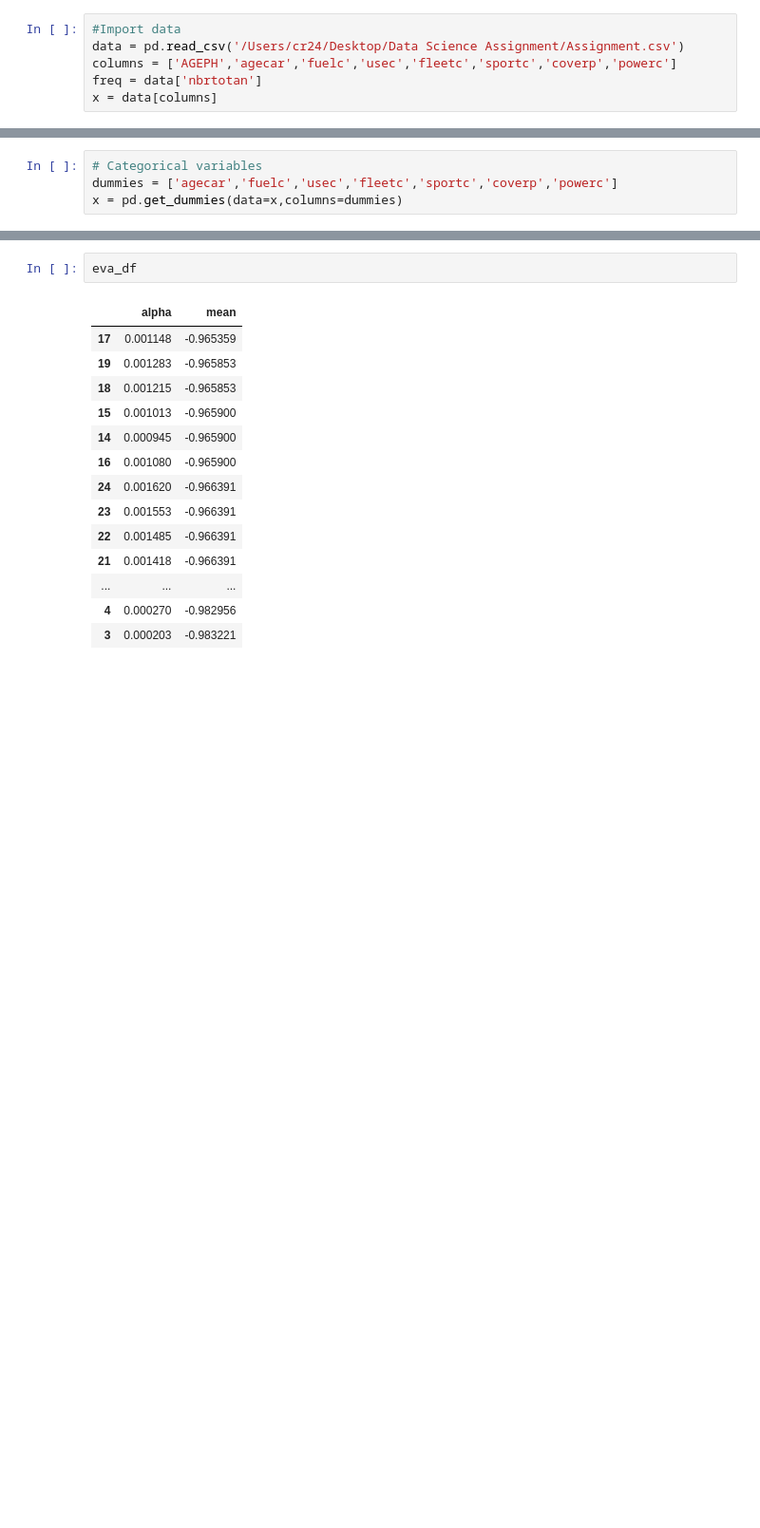
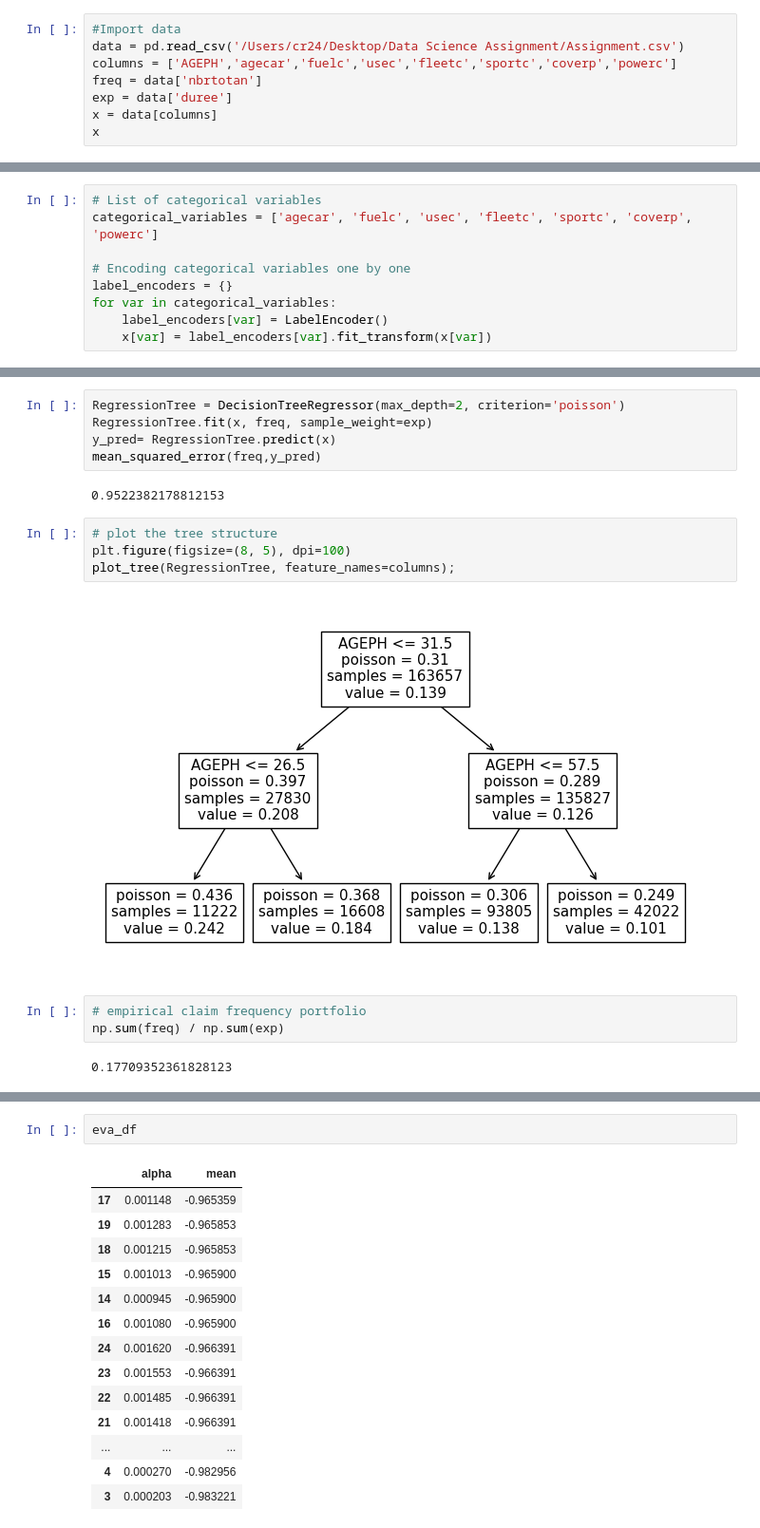
Before and after one commit to HalfmoonSD/Data-Science-for-Non-Life-Insurance-Project, a Jupyter notebook: Data_Science.ipynb, the cells around one changed output, grey strips where cells are left out. Shown at 95% size. Cells and saved outputs as stored; diff of their text form; blank space fills up the shorter version.

```diff
--- a/Data_Science.ipynb
+++ b/Data_Science.ipynb
@@ -13,4 +16,6 @@ from sklearn.model_selection import cross_val_score
 data = pd.read_csv('/Users/cr24/Desktop/Data Science Assignment/Assignment.csv')
 columns = ['AGEPH','agecar','fuelc','usec','fleetc','sportc','coverp','powerc']
 freq = data['nbrtotan']
+exp = data['duree']
 x = data[columns]
+x
@@ -23,4 +35,0 @@ np.mean(data['nbrtotan']))
-# %%
-# Categorical variables
-dummies = ['agecar','fuelc','usec','fleetc','sportc','coverp','powerc']
-x = pd.get_dummies(data=x,columns=dummies)
@@ -29,0 +36,9 @@ x_train, x_test, y_train, y_test  = train_test_split(x, freq, test_size=0.2, ran
+# %%
+# List of categorical variables
+categorical_variables = ['agecar', 'fuelc', 'usec', 'fleetc', 'sportc', 'coverp', 'powerc']
+
+# Encoding categorical variables one by one
+label_encoders = {}
+for var in categorical_variables:
+    label_encoders[var] = LabelEncoder()
+    x[var] = label_encoders[var].fit_transform(x[var])
@@ -30 +80,19 @@ x_train, x_test, y_train, y_test  = train_test_split(x, freq, test_size=0.2, ran
+# %%
+RegressionTree = DecisionTreeRegressor(max_depth=2, criterion='poisson')
+RegressionTree.fit(x, freq, sample_weight=exp)
+y_pred= RegressionTree.predict(x)
+mean_squared_error(freq,y_pred)
+# %% [output]
+0.9522382178812153
+# %%
+# plot the tree structure
+plt.figure(figsize=(8, 5), dpi=100)
+plot_tree(RegressionTree, feature_names=columns);
+# %% [output]
+[figure, added]
+# %%
+# empirical claim frequency portfolio
+np.sum(freq) / np.sum(exp)
+# %% [output]
+0.17709352361828123
 # %%
```
Also changed, not shown: parts of 7 cells of this notebook, 1 other file.
